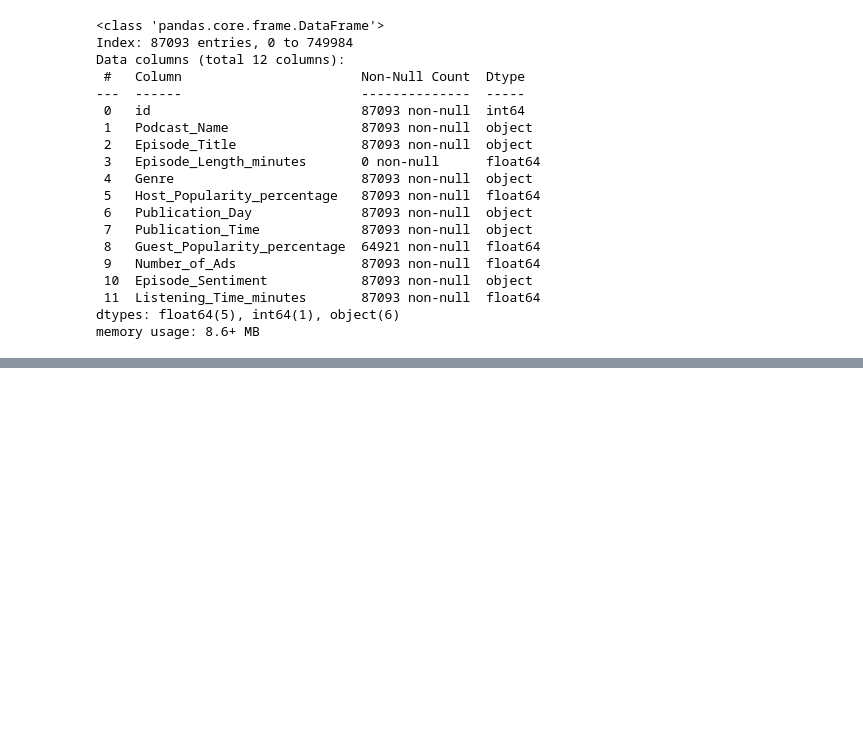
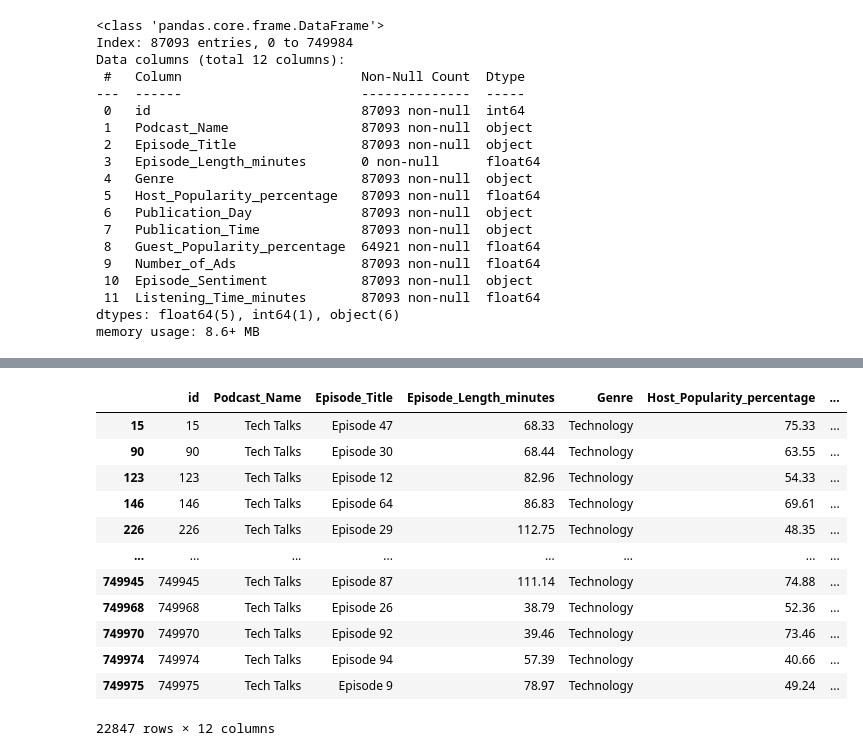
Before and after one commit to jcevall1/Podcast, a Jupyter notebook: Initial_Exploration.ipynb, the cells around one changed output, grey strips where cells are left out. Saved outputs shown, nothing was run; the diff lists cells and outputs as text; code cells hidden in the pictures; blank space fills up the shorter version.

```diff
--- a/Initial_Exploration.ipynb
+++ b/Initial_Exploration.ipynb
@@ -245,0 +228,19 @@ memory usage: 8.6+ MB
+# %%
+# Study of the length of programs
+Prog_Tech_Talks = Podcast_df[Podcast_df['Podcast_Name'] == 'Tech Talks']
+# %%
+Prog_Tech_Talks
+# %% [output]
+|  | id | Podcast_Name | Episode_Title | Episode_Length_minutes | Genre | Host_Popularity_percentage | ... |
+| 15 | 15 | Tech Talks | Episode 47 | 68.33 | Technology | 75.33 | ... |
+| 90 | 90 | Tech Talks | Episode 30 | 68.44 | Technology | 63.55 | ... |
+| 123 | 123 | Tech Talks | Episode 12 | 82.96 | Technology | 54.33 | ... |
+| 146 | 146 | Tech Talks | Episode 64 | 86.83 | Technology | 69.61 | ... |
+| 226 | 226 | Tech Talks | Episode 29 | 112.75 | Technology | 48.35 | ... |
+| ... | ... | ... | ... | ... | ... | ... | ... |
+| 749945 | 749945 | Tech Talks | Episode 87 | 111.14 | Technology | 74.88 | ... |
+| 749968 | 749968 | Tech Talks | Episode 26 | 38.79 | Technology | 52.36 | ... |
+| 749970 | 749970 | Tech Talks | Episode 92 | 39.46 | Technology | 73.46 | ... |
+| 749974 | 749974 | Tech Talks | Episode 94 | 57.39 | Technology | 40.66 | ... |
+| 749975 | 749975 | Tech Talks | Episode 9 | 78.97 | Technology | 49.24 | ... |
+22847 rows × 12 columns
```
Also changed, not shown: parts of 13 cells of this notebook, 3 other files.
